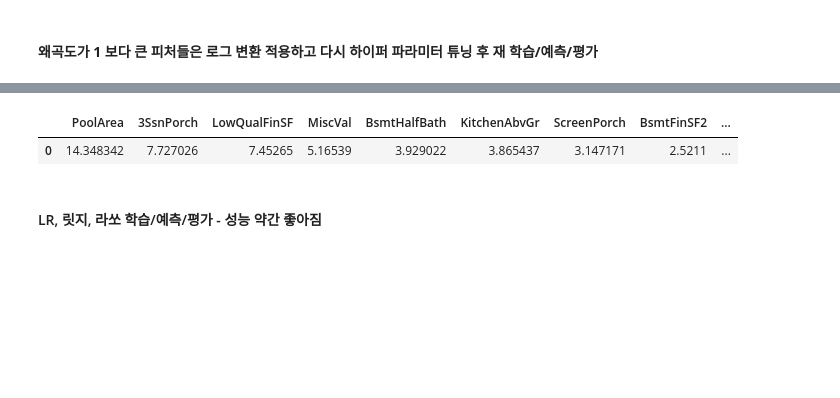
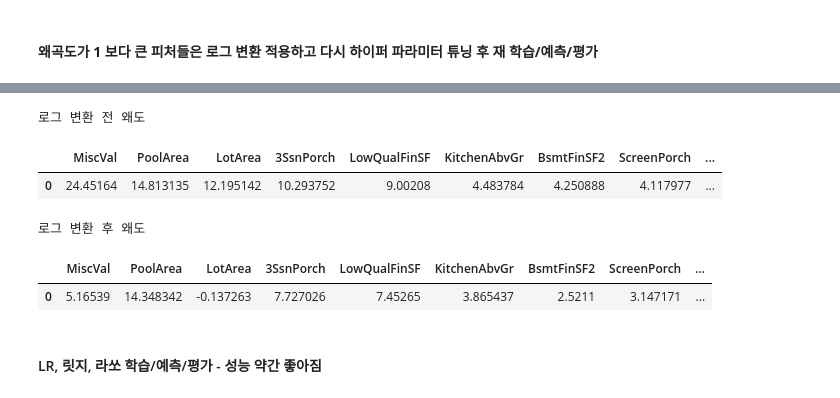
Before and after one commit to netsus/ML_PerfectGuide, a Jupyter notebook: 5장/5.10 Regression 실습 - Kaggle House Price.ipynb, the cells around one changed output, grey strips where cells are left out. Saved outputs shown, nothing was run; the diff lists cells and outputs as text; code cells hidden in the pictures; blank space fills up the shorter version.

```diff
--- a/5장/5.10 Regression 실습 - Kaggle House Price.ipynb
+++ b/5장/5.10 Regression 실습 - Kaggle House Price.ipynb
@@ -441,10 +437,18 @@ Index(['MSSubClass', 'LotFrontage', 'LotArea', 'MasVnrArea', 'BsmtFinSF1',
 house_df[skew_features_top.index] = np.log1p(house_df[skew_features_top.index])
 # %%
 ## log1p 변환 후 왜도 내림차순으로 확인: 전반적으로 왜도 감소하였다.
-house_df[skew_features_top.index].apply(lambda x : skew(x)).sort_values(ascending=False).to_frame().T
+print("로그 변환 전 왜도")
+skew_feature_sort = skew_features_top.sort_values(ascending=False)
+display(skew_feature_sort.to_frame().T)
+print("로그 변환 후 왜도")
+house_df[skew_features_top.index].apply(lambda x : skew(x)).sort_values(ascending=False).to_frame().T[skew_feature_sort.index]
 # %% [output]
+로그 변환 전 왜도
-|  | PoolArea | 3SsnPorch | LowQualFinSF | MiscVal | BsmtHalfBath | KitchenAbvGr | ScreenPorch | BsmtFinSF2 | ... |
-| 0 | 14.348342 | 7.727026 | 7.45265 | 5.16539 | 3.929022 | 3.865437 | 3.147171 | 2.5211 | ... |
+|  | MiscVal | PoolArea | LotArea | 3SsnPorch | LowQualFinSF | KitchenAbvGr | BsmtFinSF2 | ScreenPorch | ... |
+| 0 | 24.45164 | 14.813135 | 12.195142 | 10.293752 | 9.00208 | 4.483784 | 4.250888 | 4.117977 | ... |
+로그 변환 후 왜도
+|  | MiscVal | PoolArea | LotArea | 3SsnPorch | LowQualFinSF | KitchenAbvGr | BsmtFinSF2 | ScreenPorch | ... |
+| 0 | 5.16539 | 14.348342 | -0.137263 | 7.727026 | 7.45265 | 3.865437 | 2.5211 | 3.147171 | ... |
 # %% [markdown]
 #### LR, 릿지, 라쏘 학습/예측/평가 - 성능 약간 좋아짐
 # %%
```
Also changed, not shown: parts of 28 cells of this notebook.
